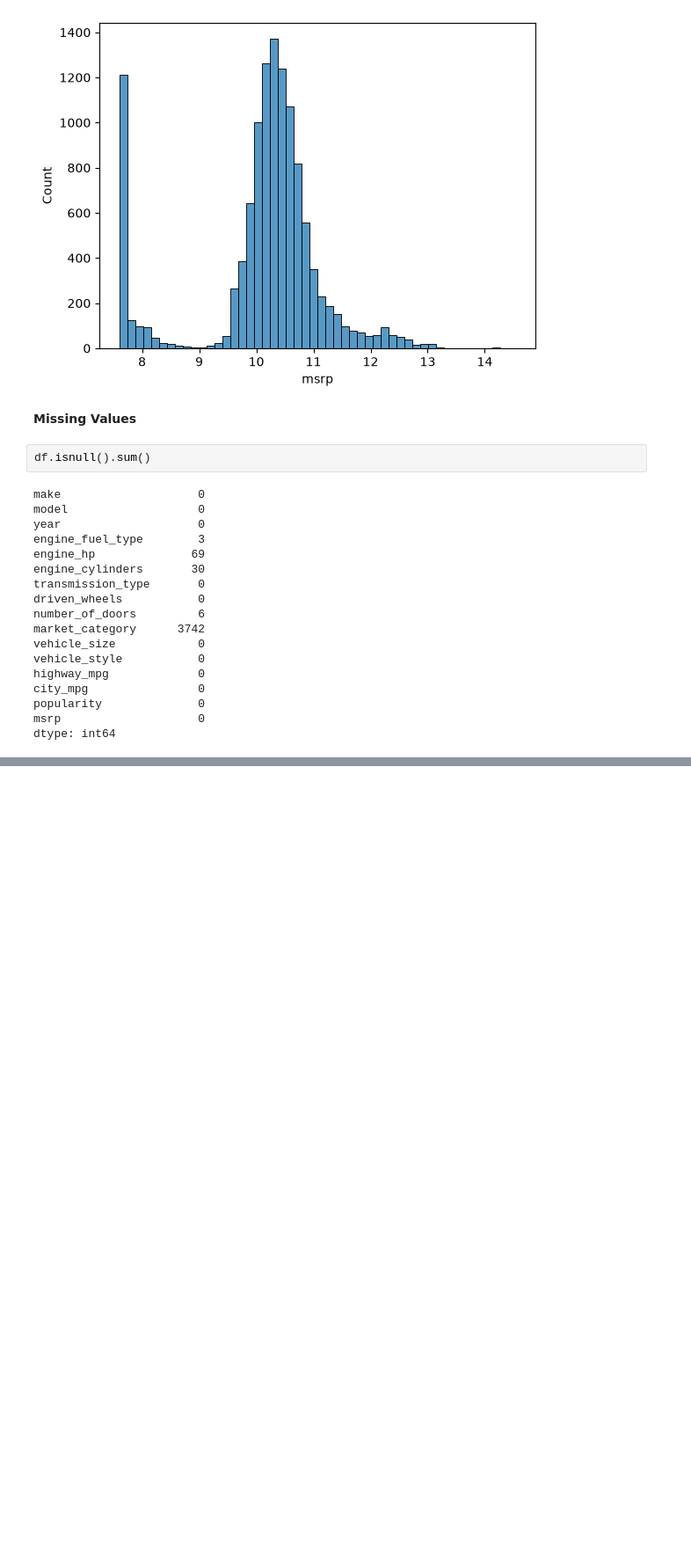
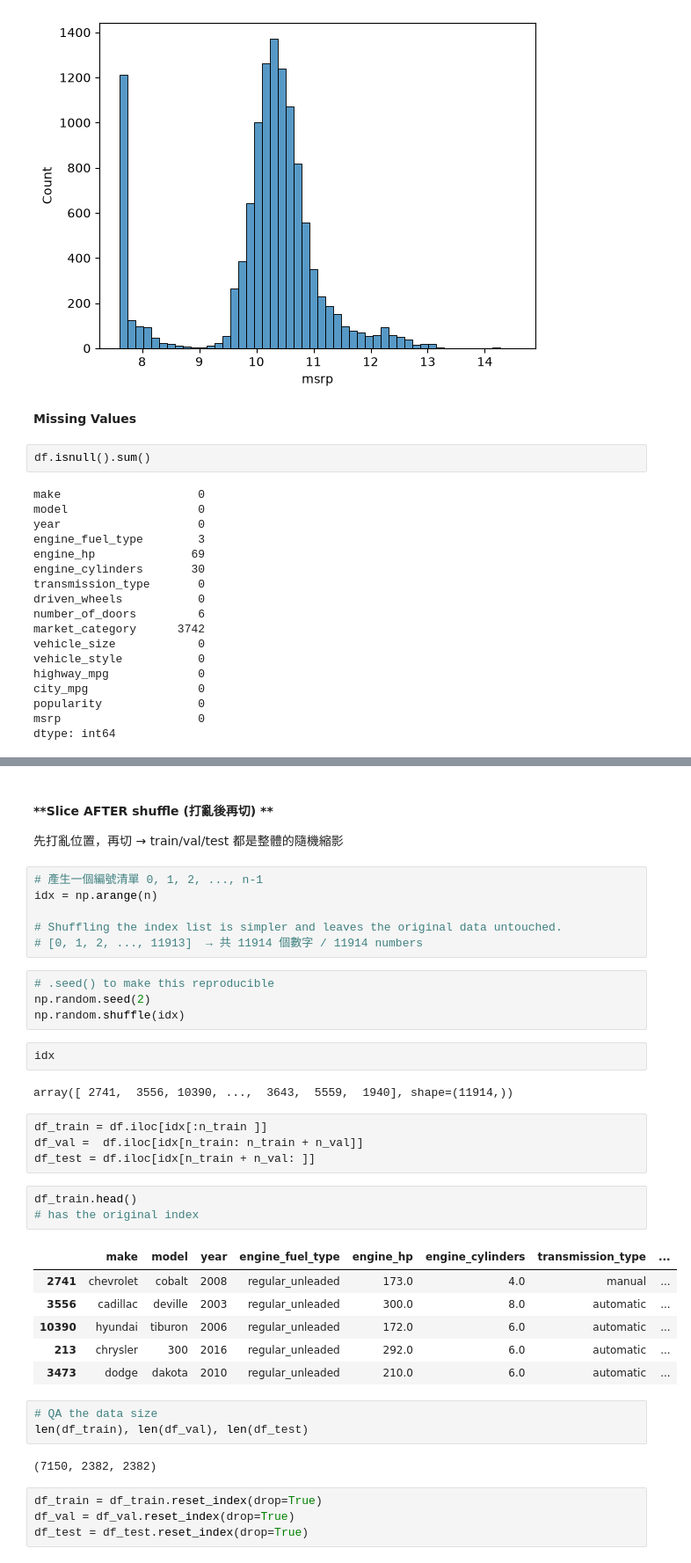
Before and after one commit to ellianahsu/datatalks-ml-zoomcamp, a Jupyter notebook: 02-regression/02-carprice.ipynb, the cells around one changed output, grey strips where cells are left out. Shown at 88% size. Cells and saved outputs as stored; diff of their text form; blank space fills up the shorter version.

```diff
--- a/02-regression/02-carprice.ipynb
+++ b/02-regression/02-carprice.ipynb
@@ -179,0 +241,40 @@ df_train = df.iloc[n_val + n_test : ]
+# %% [markdown]
+#### **Slice AFTER shuffle (打亂後再切) **
+先打亂位置，再切 → train/val/test 都是整體的隨機縮影
+# %%
+# 產生一個編號清單 0, 1, 2, ..., n-1
+idx = np.arange(n)
+
+# Shuffling the index list is simpler and leaves the original data untouched.
+# [0, 1, 2, ..., 11913]  → 共 11914 個數字 / 11914 numbers
+# %%
+# .seed() to make this reproducible
+np.random.seed(2)
+np.random.shuffle(idx)
+# %%
+idx
+# %% [output]
+array([ 2741,  3556, 10390, ...,  3643,  5559,  1940], shape=(11914,))
+# %%
+df_train = df.iloc[idx[:n_train ]]
+df_val =  df.iloc[idx[n_train: n_train + n_val]]
+df_test = df.iloc[idx[n_train + n_val: ]]
+# %%
+df_train.head()
+# has the original index
+# %% [output]
+|  | make | model | year | engine_fuel_type | engine_hp | engine_cylinders | transmission_type | ... |
+| 2741 | chevrolet | cobalt | 2008 | regular_unleaded | 173.0 | 4.0 | manual | ... |
+| 3556 | cadillac | deville | 2003 | regular_unleaded | 300.0 | 8.0 | automatic | ... |
+| 10390 | hyundai | tiburon | 2006 | regular_unleaded | 172.0 | 6.0 | automatic | ... |
+| 213 | chrysler | 300 | 2016 | regular_unleaded | 292.0 | 6.0 | automatic | ... |
+| 3473 | dodge | dakota | 2010 | regular_unleaded | 210.0 | 6.0 | automatic | ... |
+# %%
+# QA the data size
+len(df_train), len(df_val), len(df_test)
+# %% [output]
+(7150, 2382, 2382)
+# %%
+df_train = df_train.reset_index(drop=True)
+df_val = df_val.reset_index(drop=True)
+df_test = df_test.reset_index(drop=True)
```
Also changed, not shown: parts of 16 cells of this notebook.
